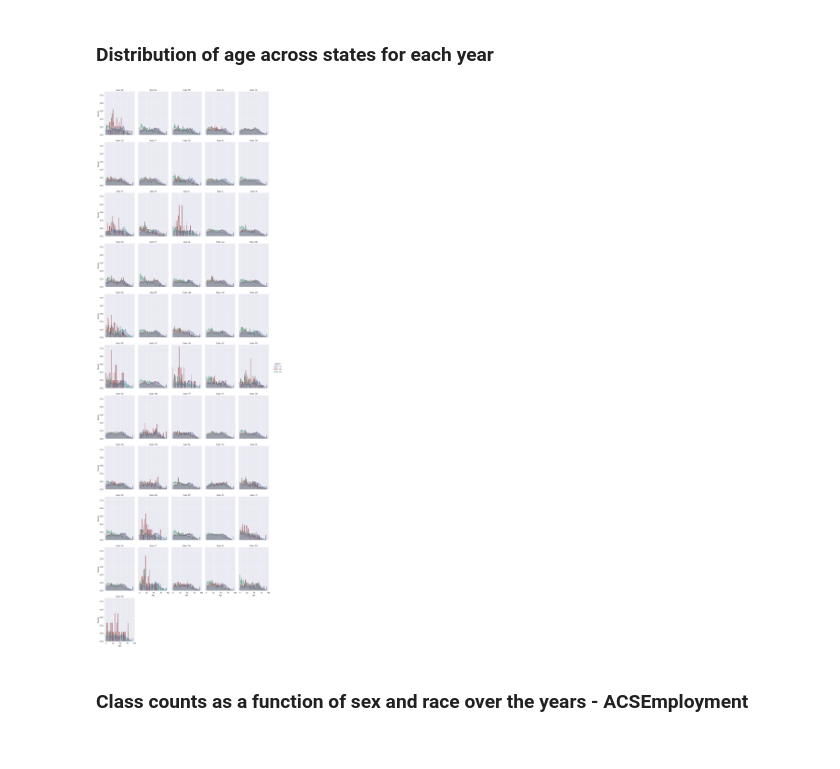
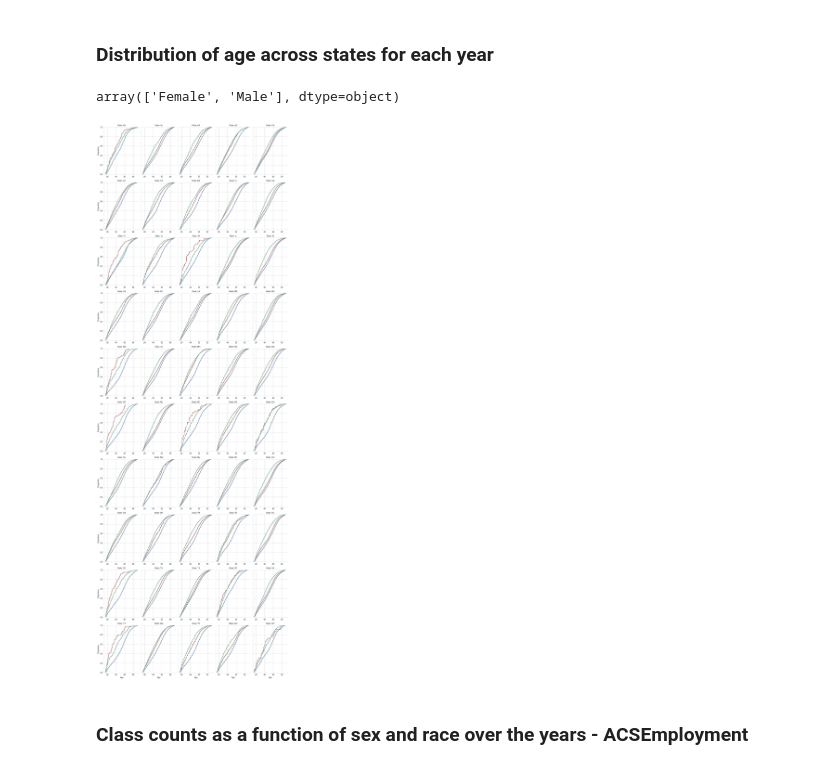
Before and after one commit to SaraBonati/fair_ml_thesis, a Jupyter notebook: notebooks/figures.ipynb, the cells around one changed output. Drawn from its saved outputs; the diff is of its cells as text; code cells hidden in the pictures.

```diff
--- a/notebooks/figures.ipynb
+++ b/notebooks/figures.ipynb
@@ -103,17 +103,43 @@ ValueError: No objects to concatenate
 task='ACSEmployment'
 df1 = pd.read_csv(os.path.join(ddir2,task,f'{task}.csv'),sep='\t',index_col=0)
 
-y=2014
-df1=df1[df1['YEAR']==y]
+#y=2014
+#df1=df1[df1['YEAR']==y]
 df1.loc[df1['RAC1P'] > 2, 'RAC1P'] = 3
 
-g = sns.displot(data=df1, x="AGEP", hue="RAC1P", col="STATE",col_wrap=5,bins=10,
-    kind="hist",element="step",discrete=True,stat='density',common_norm=False,
-                legend=True, height=4, aspect=.7,palette= ['#476C9B','#984447','#469978'])
-g.set_axis_labels("Age","Density")
-g.set_titles("State: {col_name}")
-plt.savefig(os.path.join(fdir,task,f'AGEP_distribution_dependent_on_RAC1P_{task}_{y}.pdf'),format='pdf',dpi=300)
+# now recode just for plots
+df1.loc[df1['RAC1P'] == 1, 'RAC1P'] = 'White'
+df1.loc[df1['RAC1P'] == 2, 'RAC1P'] = 'Black'
+df1.loc[df1['RAC1P'] == 3, 'RAC1P'] = 'Other'
+df1.loc[df1['SEX'] == 1, 'SEX'] = 'Male'
+df1.loc[df1['SEX'] == 2, 'SEX'] = 'Female'
+
+# now exclude puerto rico and keep only advised age range
+df1 = df1[(df1['AGEP'].between(16,90)) & (df1['STATE']!='PR')]
+
+#g = sns.displot(data=df1[df1['AGEP']>=16], x="AGEP", hue="RAC1P", col="STATE",col_wrap=5,
+#    kind="hist",element="step",discrete=True,stat='density',common_norm=False,
+#                legend=True, height=4, aspect=.7,palette= ['#476C9B','#984447','#469978'])
-# %% [output]
-[figure, removed]
+# %%
+df1['SEX'].unique()
+# %% [output]
+array(['Female', 'Male'], dtype=object)
+# %%
+y = 2014
+
+g = sns.displot(data=df1[df1['YEAR']==y], x="AGEP", hue="RAC1P", col="STATE",
+                col_wrap=5,kind="ecdf",stat='proportion',legend=False, height=4, aspect=.7,
+               palette= {'White':'#476C9B','Black':'#984447','Other':'#469978'})
+#g.set_axis_labels("Age","Proportion")
+g.set_titles("State: {col_name}")
+for ax in g.axes:
+    ax.tick_params(labelbottom=True)
+    ax.set_xlabel("Age")
+    ax.set_ylabel("Proportion")
+    plt.subplots_adjust(bottom=0.5,hspace=0.5)
+plt.tight_layout()
+plt.savefig(os.path.join(fdir,task,f'AGEP_distribution_dependent_on_RAC1P_{task}_{y}.pdf'),format='pdf',dpi=300)
+# %% [output]
+[figure, added]
 # %% [markdown]
 ### Class counts as a function of sex and race over the years - ACSEmployment
```
Also changed, not shown: parts of 13 cells of this notebook, 10 other files.
